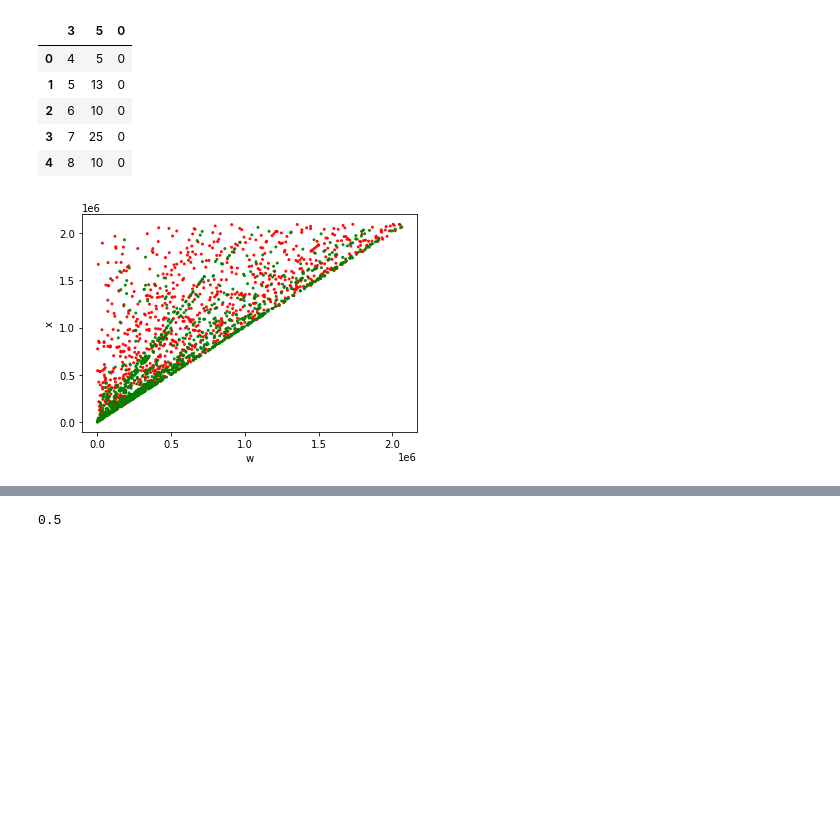
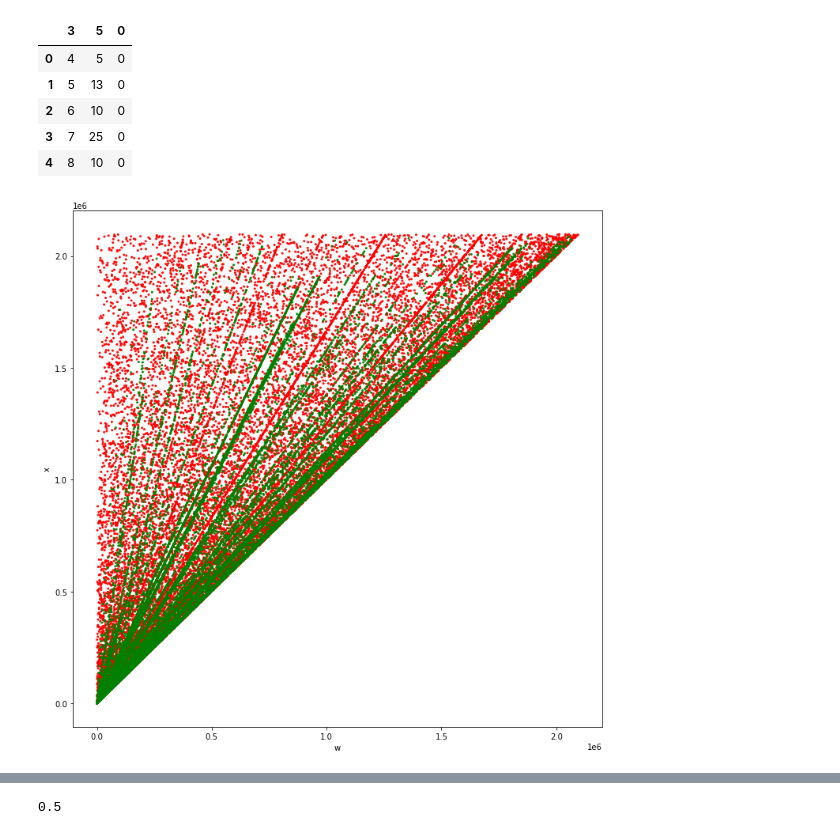
Before and after one commit to Sultanow/pythagorean, a Jupyter notebook: notebook/cluster_pairs.ipynb, the cells around one changed output, grey strips where cells are left out. Drawn from its saved outputs; the diff is of its cells as text; code cells hidden in the pictures; blank space fills up the shorter version.

```diff
--- a/notebook/cluster_pairs.ipynb
+++ b/notebook/cluster_pairs.ipynb
@@ -43,20 +43,20 @@ df.head()
 # %%
 import matplotlib.pyplot as plt
 
-df_plot = df.groupby(df.iloc[:,2]).sample(n=1000, random_state=1)
+df_plot = df.groupby(df.iloc[:,2]).sample(n=20000, random_state=1)
 x = df_plot.iloc[:,0].to_numpy()
 y = df_plot.iloc[:,1].to_numpy()
 colors = df.iloc[:,2]
 color_map = {0:'red', 1:'green'}
 
-f = plt.figure()
+f = plt.figure(figsize=(12,12))
 plt.scatter(x, y, s=4, alpha=0.9, c=df_plot.iloc[:,2].map(color_map))
 plt.xlabel("w")
 plt.ylabel("x")
 plt.savefig('C:/Users/esultano/Downloads/pairs.png')
 plt.show()
 # %% [output]
-[figure, old version]
+[figure, new version]
 # %%
 import numpy as np
 from sklearn.model_selection import train_test_split
```
Also changed, not shown: parts of 6 cells of this notebook.
